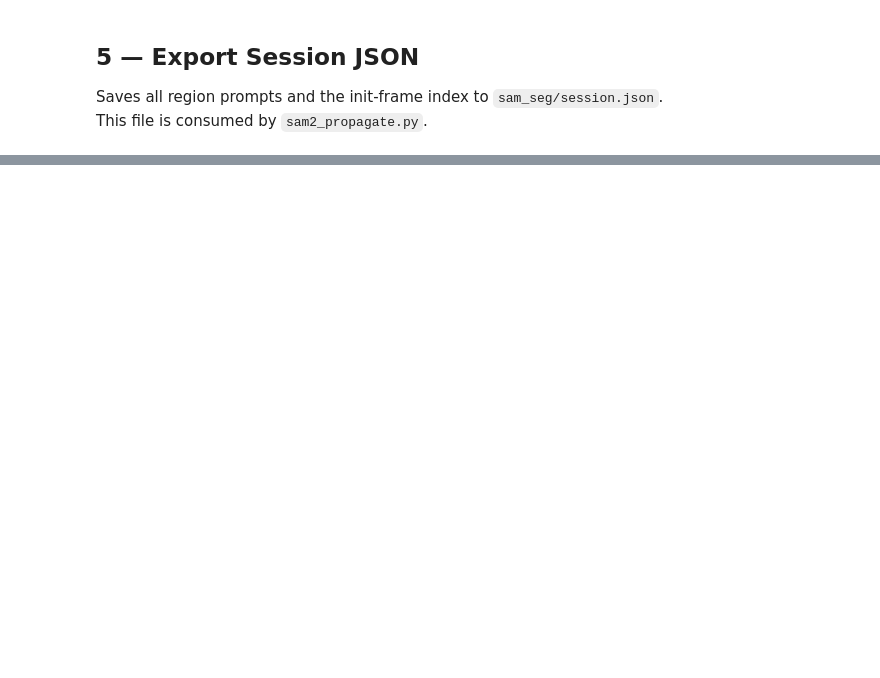
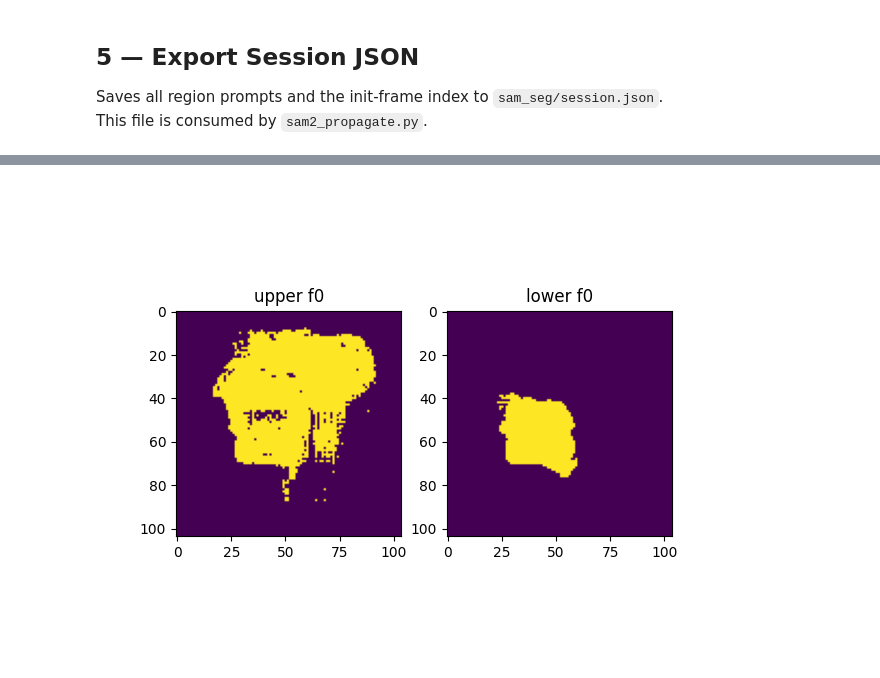
Before and after one commit to sfoley3/sam2, a Jupyter notebook: SAM2_base_workflow.ipynb, the cells around one changed output, grey strips where cells are left out. Drawn from its saved outputs; the diff is of its cells as text; code cells hidden in the pictures; blank space fills up the shorter version.

```diff
--- a/SAM2_base_workflow.ipynb
+++ b/SAM2_base_workflow.ipynb
@@ -447,0 +625,5 @@ print(f'  python sam2_propagate.py --session {session_path}')
+# %%
+from IPython.display import Image
+Image('/tmp/masks_f0.png')
+# %% [output]
+[figure, added]
```
Also changed, not shown: parts of 19 cells of this notebook, 2 other files.
